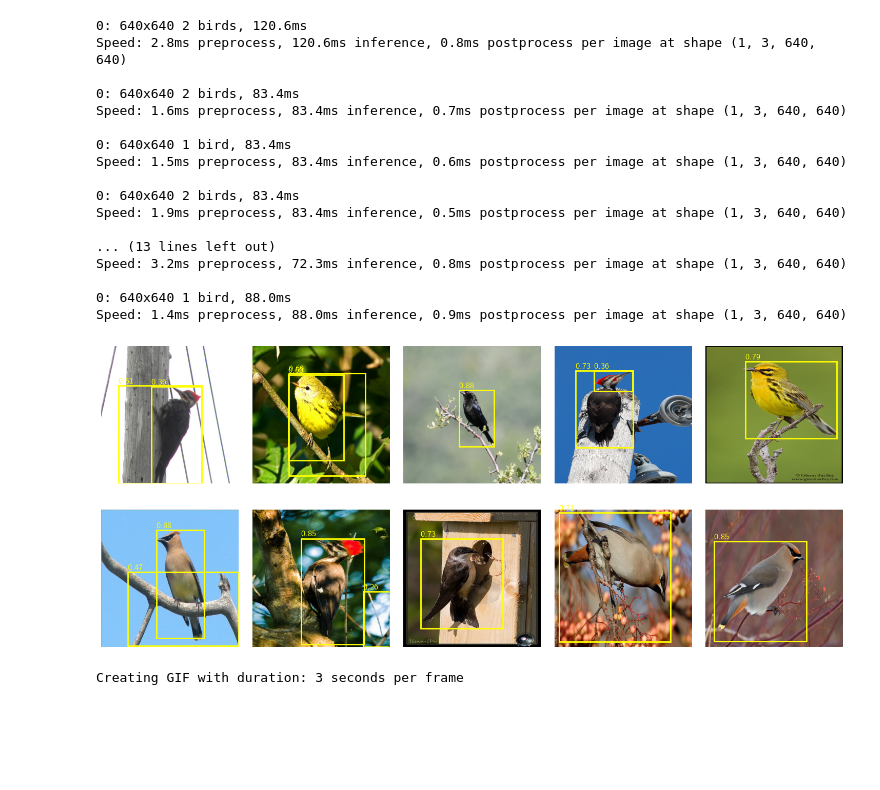
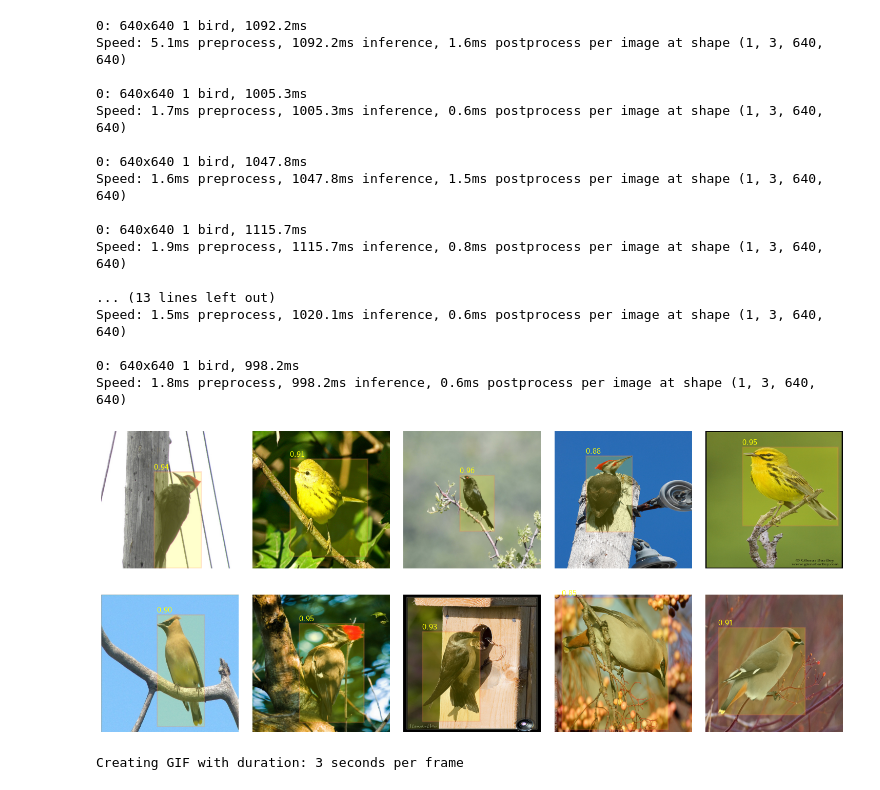
Before and after one commit to qlinhta/cv-psl, a Jupyter notebook: area51/viz.ipynb, the cells around one changed output. Saved outputs shown, nothing was run; the diff lists cells and outputs as text; code cells hidden in the pictures; blank space fills up the shorter version.

```diff
--- a/area51/viz.ipynb
+++ b/area51/viz.ipynb
@@ -19,7 +19,7 @@ plt.rc('ytick', labelsize=18)
 plt.rc('legend', fontsize=18)
 plt.rc('lines', markersize=10)
 # %%
-model = YOLO('yolov8n.pt')
+model = YOLO('../yolov8x.pt')
 # %%
 def load_and_resize_images_from_folder(folder, num_images=10, size=(640, 640)):
     images = []
@@ -67,38 +67,38 @@ input_folder = '../dataset/train/'
 images = load_and_resize_images_from_folder(input_folder)
 boxes_list = [get_bird_bounding_boxes(model, image) for image in images]
 # %% [output]
-0: 640x640 2 birds, 120.6ms
-Speed: 2.8ms preprocess, 120.6ms inference, 0.8ms postprocess per image at shape (1, 3, 640, 640)
+0: 640x640 1 bird, 1092.2ms
+Speed: 5.1ms preprocess, 1092.2ms inference, 1.6ms postprocess per image at shape (1, 3, 640, 640)
 
-0: 640x640 2 birds, 83.4ms
-Speed: 1.6ms preprocess, 83.4ms inference, 0.7ms postprocess per image at shape (1, 3, 640, 640)
+0: 640x640 1 bird, 1005.3ms
+Speed: 1.7ms preprocess, 1005.3ms inference, 0.6ms postprocess per image at shape (1, 3, 640, 640)
 
-0: 640x640 1 bird, 83.4ms
-Speed: 1.5ms preprocess, 83.4ms inference, 0.6ms postprocess per image at shape (1, 3, 640, 640)
+0: 640x640 1 bird, 1047.8ms
+Speed: 1.6ms preprocess, 1047.8ms inference, 1.5ms postprocess per image at shape (1, 3, 640, 640)
 
-0: 640x640 2 birds, 83.4ms
-Speed: 1.9ms preprocess, 83.4ms inference, 0.5ms postprocess per image at shape (1, 3, 640, 640)
+0: 640x640 1 bird, 1115.7ms
+Speed: 1.9ms preprocess, 1115.7ms inference, 0.8ms postprocess per image at shape (1, 3, 640, 640)
 
 ... (13 lines left out)
-Speed: 3.2ms preprocess, 72.3ms inference, 0.8ms postprocess per image at shape (1, 3, 640, 640)
+Speed: 1.5ms preprocess, 1020.1ms inference, 0.6ms postprocess per image at shape (1, 3, 640, 640)
 
-0: 640x640 1 bird, 88.0ms
-Speed: 1.4ms preprocess, 88.0ms inference, 0.9ms postprocess per image at shape (1, 3, 640, 640)
+0: 640x640 1 bird, 998.2ms
+Speed: 1.8ms preprocess, 998.2ms inference, 0.6ms postprocess per image at shape (1, 3, 640, 640)
 # %%
 fig, ax = plt.subplots(2, 5, figsize=(15, 7))
 ax = ax.flatten()
 for i, (image, boxes) in enumerate(zip(images, boxes_list)):
     ax[i].imshow(image)
     for box, score in boxes:
         x1, y1, x2, y2 = map(int, box)
-        rect = plt.Rectangle((x1, y1), x2 - x1, y2 - y1, edgecolor='yellow', facecolor='none', linewidth=2)
+        rect = plt.Rectangle((x1, y1), x2 - x1, y2 - y1, edgecolor='coral', facecolor='yellow', linewidth=2, alpha=0.2)
         ax[i].add_patch(rect)
         ax[i].text(x1, y1 - 10, f'{score:.2f}', color='yellow', fontsize=12, weight='bold')
     ax[i].axis('off')
 plt.tight_layout()
 plt.show()
 # %% [output]
-[figure, old version]
+[figure, new version]
 # %%
 gif_path = os.path.join('detection.gif')
 create_gif(images, boxes_list, gif_path, duration=3)
```
Also changed, not shown: parts of 2 cells of this notebook, 42 other files.
